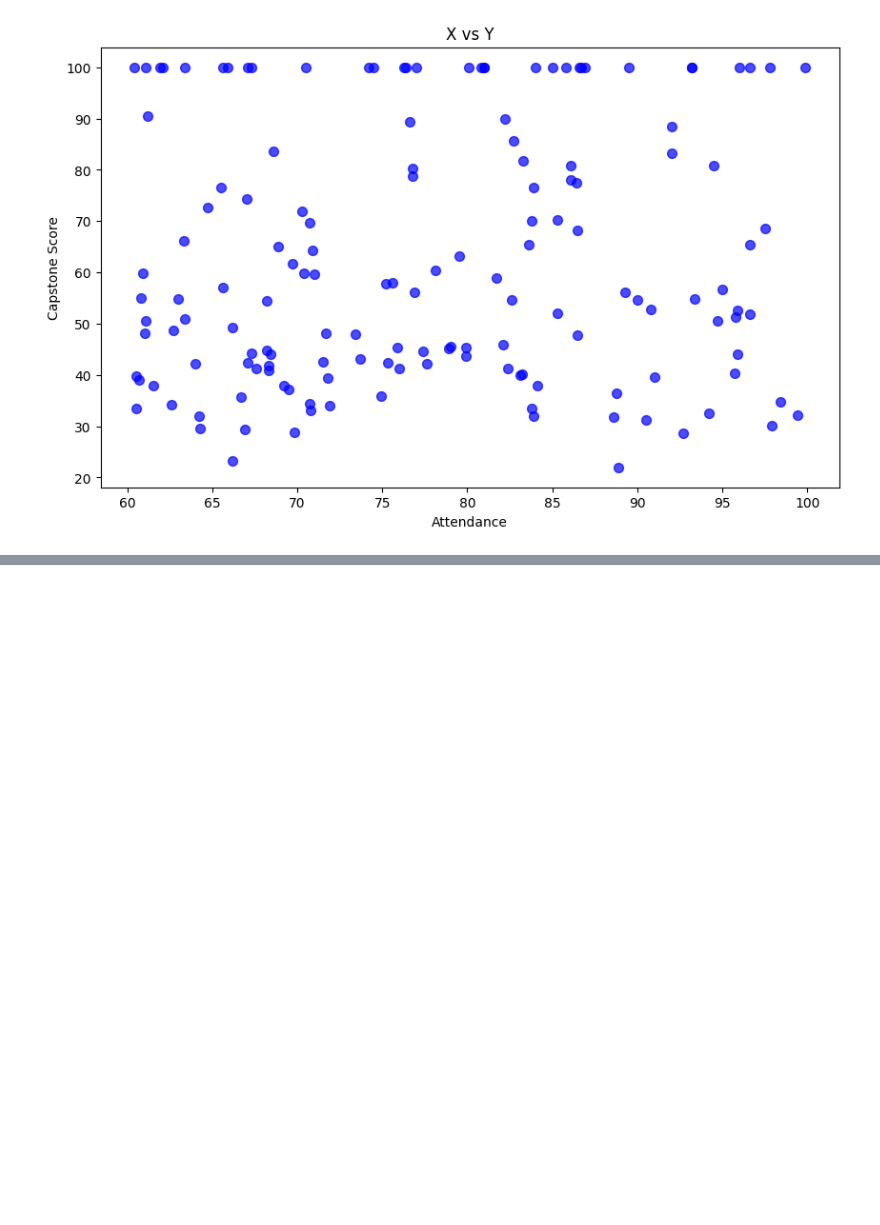
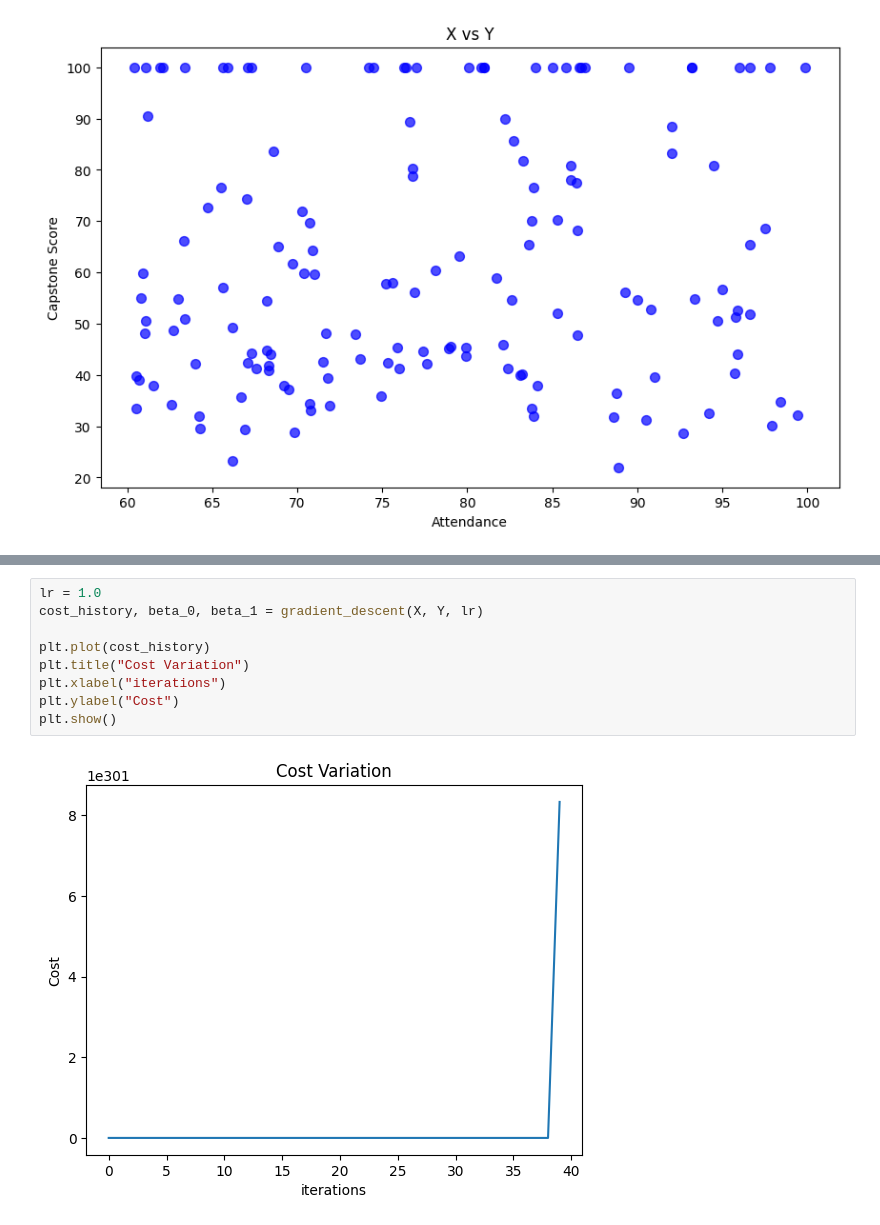
Before and after one commit to arunapb/Mini_Project_00_Aruna_Priyadarshana, a Jupyter notebook: notebooks/1_linear_regression_single_feature.ipynb, the cells around one changed output, grey strips where cells are left out. Drawn from its saved outputs; the diff is of its cells as text; blank space fills up the shorter version.

```diff
--- a/notebooks/1_linear_regression_single_feature.ipynb
+++ b/notebooks/1_linear_regression_single_feature.ipynb
@@ -61,0 +154,11 @@ SyntaxError: incomplete input (1556973140.py, line 1)
+# %%
+lr = 1.0
+cost_history, beta_0, beta_1 = gradient_descent(X, Y, lr)
+
+plt.plot(cost_history)
+plt.title("Cost Variation")
+plt.xlabel("iterations")
+plt.ylabel("Cost")
+plt.show()
+# %% [output]
+[figure, added]
```
Also changed, not shown: parts of 7 cells of this notebook.
